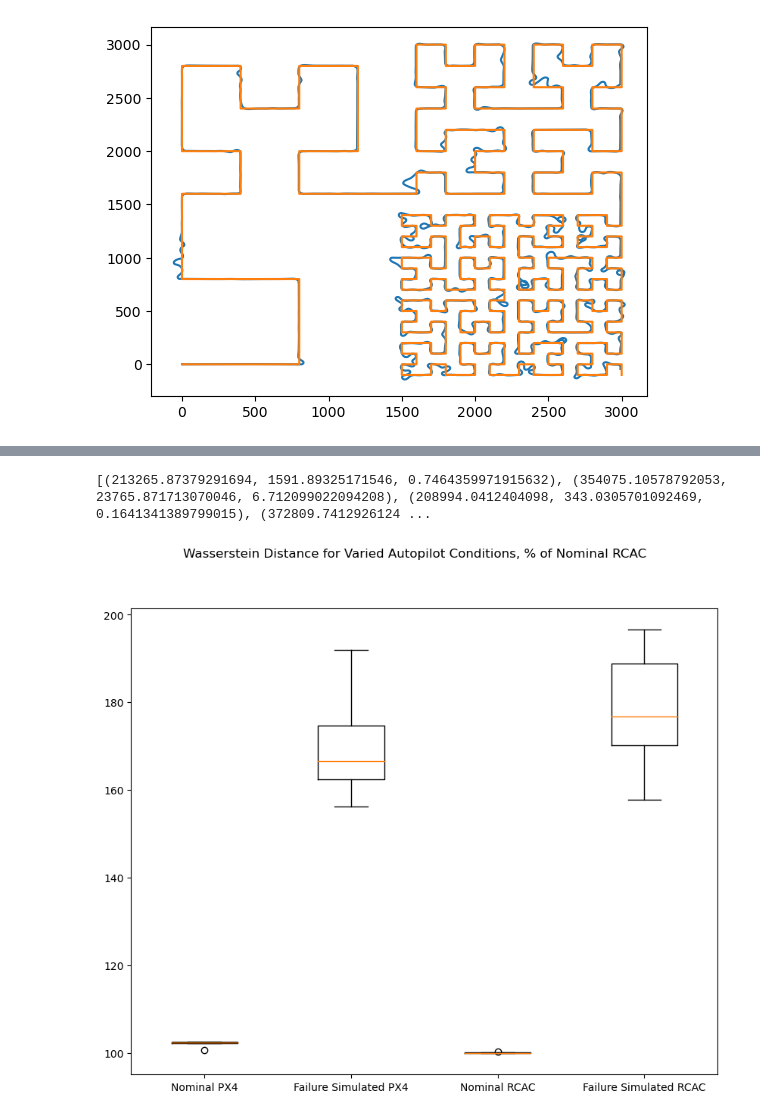
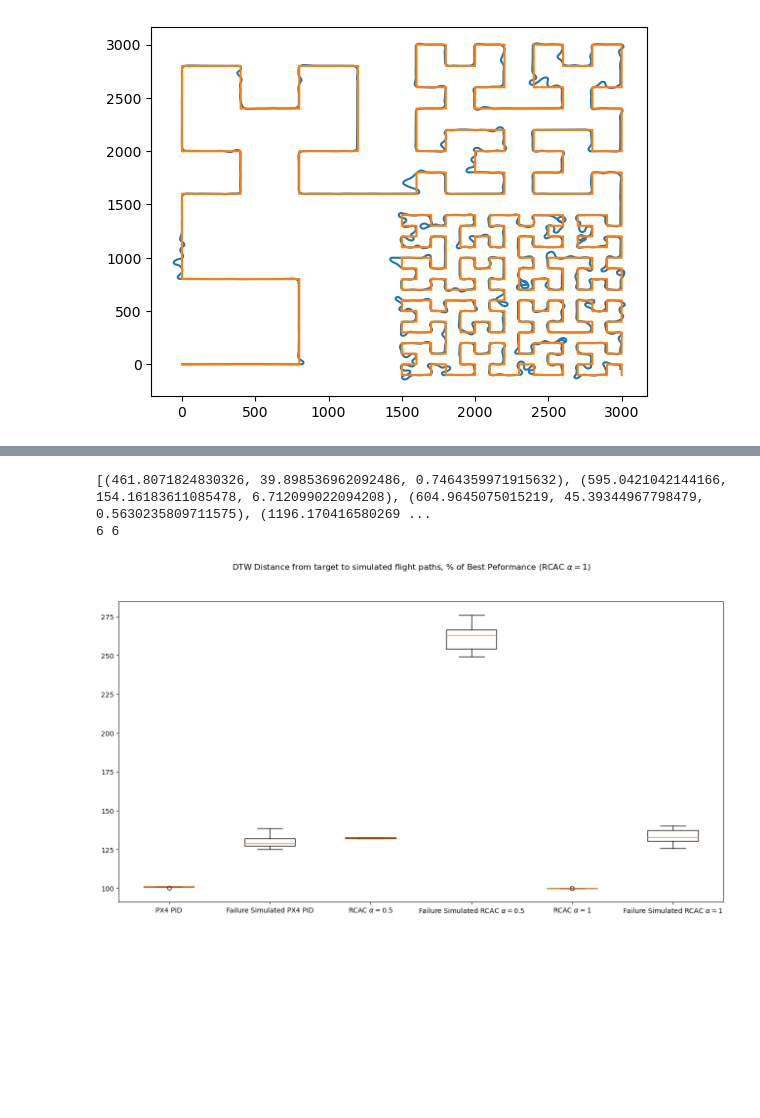
Before and after one commit to theloni-monk/pymav-expriment-runner, a Jupyter notebook: make_figures.ipynb, the cells around one changed output, grey strips where cells are left out. Saved outputs shown, nothing was run; the diff lists cells and outputs as text; code cells hidden in the pictures; blank space fills up the shorter version.

```diff
--- a/make_figures.ipynb
+++ b/make_figures.ipynb
@@ -104,0 +130,13 @@ plt.show()
+# %%
+NUM_TRIALS = 3
+pid_vanilla_simmat = np.zeros((NUM_TRIALS, NUM_TRIALS))
+for i in range(NUM_TRIALS):
+    for j in range(1, NUM_TRIALS-i):
+        p1 = log2path("vanilla", "alpha05", i)
+        p2 = log2path("vanilla", "alpha05", j)
+        wdist, dtwpath = fastdtw(p1, p2)
+        pid_vanilla_simmat[i, i+j] = wdist
+alldists = np.array([i for i in filter(lambda x: x != 0, pid_vanilla_simmat.flat)])
+m = mean(alldists)
+print("a05 vanilla simmat mean:", m, "stdev:", stdev(alldists))
+print("a05 vanilla normalized simmat mean:", mean(alldists/m), "stdev:", stdev(alldists/m))
@@ -117,6 +163,19 @@ for i in range(num_trials):
     dist, _ = fastdtw(trial, sampled_hpath)
     fuzzed_px4_dists.append(dist)
 
+num_trials = 3
+vanilla_a05_dists = []
+for i in range(num_trials):
+    trial = log2path("vanilla", "alpha05", i)
+    dist, _ = fastdtw(trial, sampled_hpath)
+    vanilla_a05_dists.append(dist)
+
+num_trials = 11
+fuzzed_a05_dists = []
+for i in range(num_trials):
+    trial = log2path("fuzzed", "alpha05", i)
+    dist, _ = fastdtw(trial, sampled_hpath)
+    fuzzed_a05_dists.append(dist)
 
 num_trials = 5
 vanilla_rcac_dists = []
@@ -133,16 +192,17 @@ for i in range(num_trials):
     dist, _ = fastdtw(trial, sampled_hpath)
     fuzzed_rcac_dists.append(dist)
 # %%
-data = (vanilla_px4_dists, fuzzed_px4_dists, vanilla_rcac_dists, fuzzed_rcac_dists)
+from math import sqrt
+data = [vanilla_px4_dists, fuzzed_px4_dists, vanilla_a05_dists, fuzzed_a05_dists, vanilla_rcac_dists, fuzzed_rcac_dists]
 np.savetxt("distances.csv", np.hstack(data), delimiter=',')
-#print(data)
-from  statistics import mean, stdev
-print([(mean(d), stdev(d), 100*stdev(d)/mean(d)) for d in data])
-labels = ["Nominal PX4","Failure Simulated PX4", "Nominal RCAC", "Failure Simulated RCAC"]
-fig = plt.figure(figsize = (10,8))
-bplot = plt.boxplot(list((np.array(d)*100.0*(1/mean(vanilla_rcac_dists)) for d in data)), vert = True, labels = labels)#, patch_artist = True)
-fig.suptitle("Wasserstein Distance for Varied Autopilot Conditions, % of Nominal RCAC")
+print([(sqrt(mean(d)), sqrt(stdev(d)), 100*stdev(d)/mean(d)) for d in data])
+labels = ["PX4 PID","Failure Simulated PX4 PID","RCAC $\\alpha=0.5$","Failure Simulated RCAC $\\alpha=0.5$", "RCAC $\\alpha=1$", "Failure Simulated RCAC $\\alpha=1$"]
+fig = plt.figure(figsize = (16,8))
+print(len(labels), len(data))
+bplot = plt.boxplot(list((np.sqrt(np.array(d))*100.0*(1/sqrt(mean(vanilla_rcac_dists))) for d in data)), vert = True, labels = labels)#, patch_artist = True)
+fig.suptitle("DTW Distance from target to simulated flight paths, % of Best Peformance (RCAC $\\alpha=1$)")
 plt.show()
 # %% [output]
-[(213265.87379291694, 1591.89325171546, 0.7464359971915632), (354075.10578792053, 23765.871713070046, 6.712099022094208), (208994.0412404098, 343.0305701092469, 0.1641341389799015), (372809.7412926124 ...
+[(461.8071824830326, 39.898536962092486, 0.7464359971915632), (595.0421042144166, 154.16183611085478, 6.712099022094208), (604.9645075015219, 45.39344967798479, 0.5630235809711575), (1196.170416580269 ...
+6 6
-[figure, old version]
+[figure, new version]
```
Also changed, not shown: parts of 6 cells of this notebook, 20 other files.
